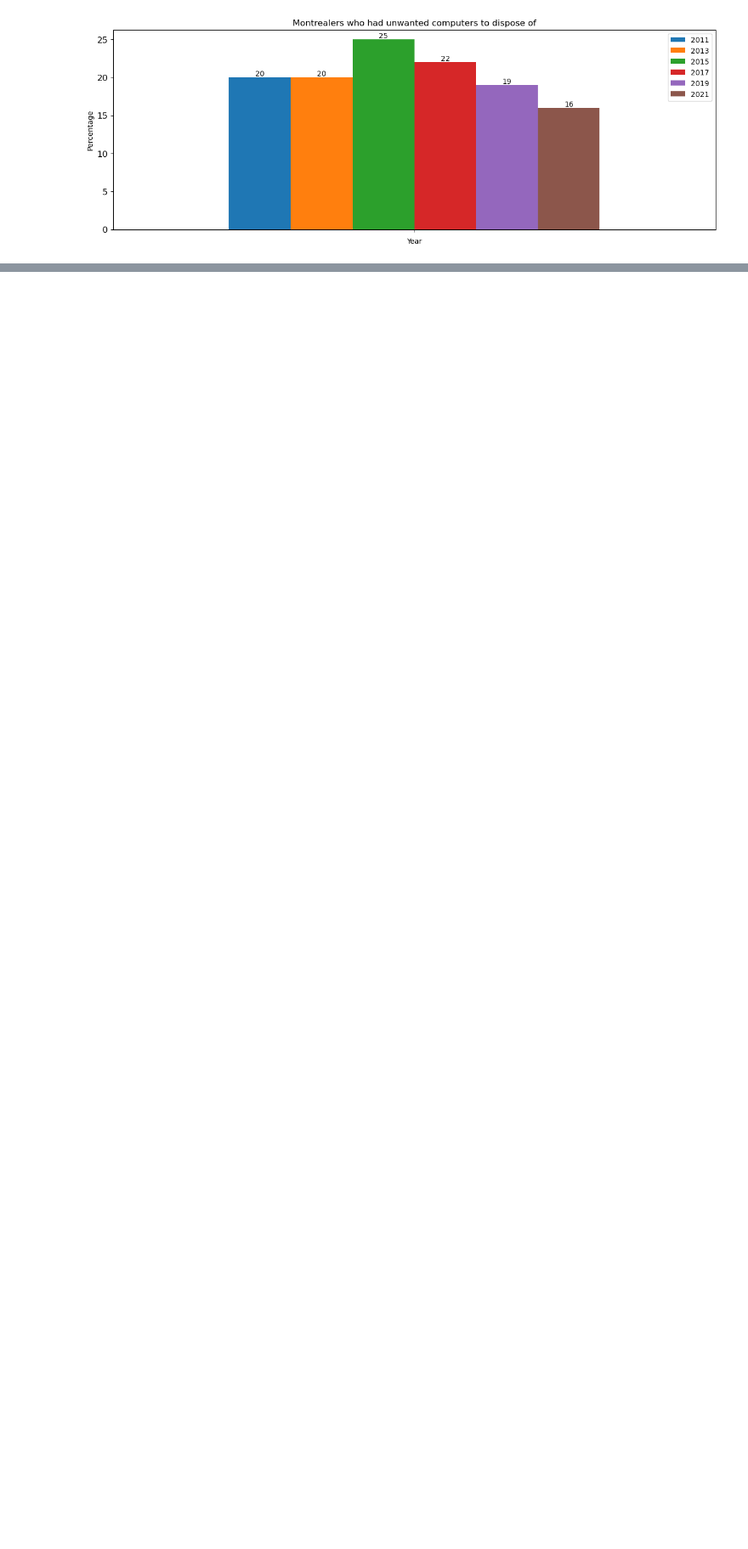
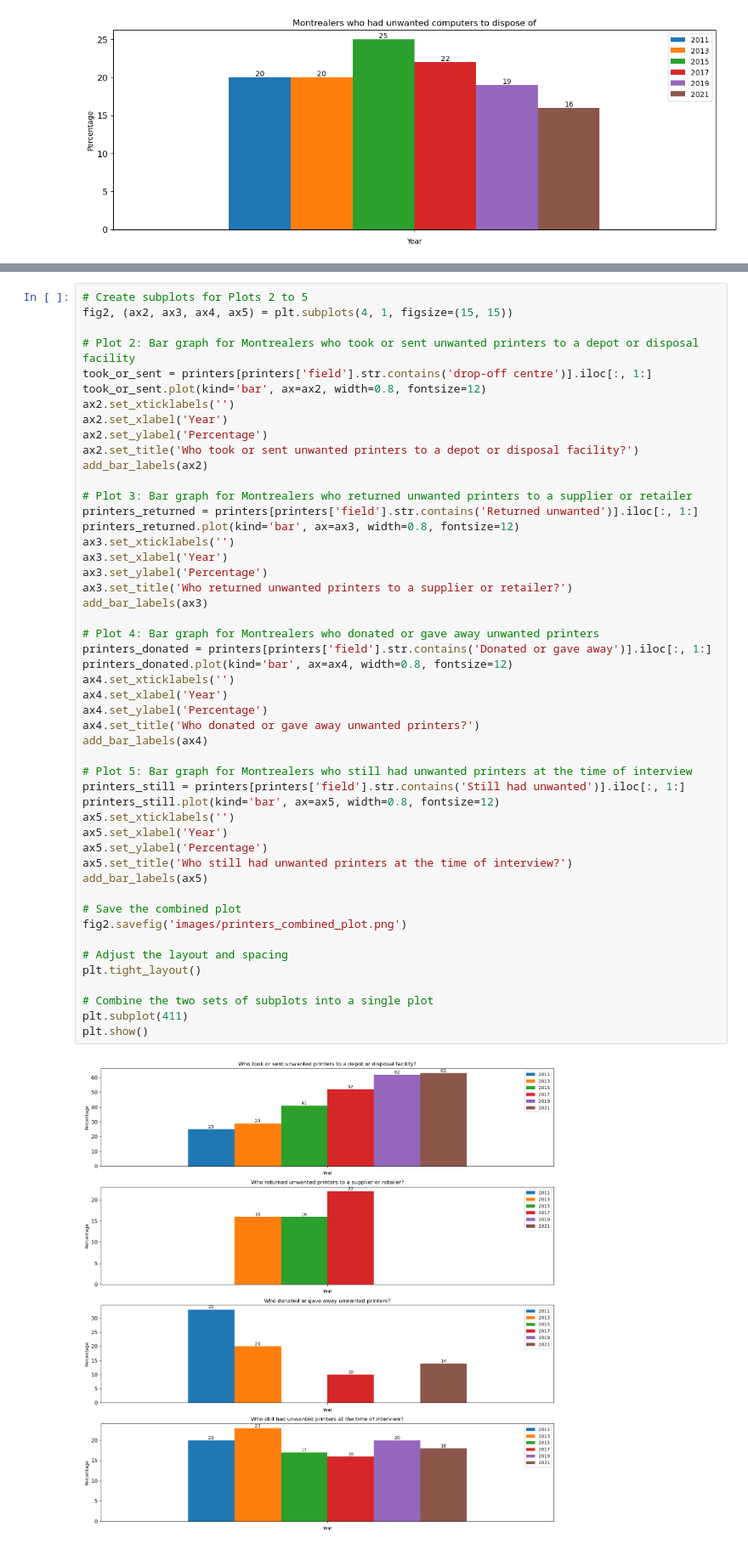
Before and after one commit to BlackSound1/SUST601-Project, a Jupyter notebook: e-waste_notebook.ipynb, the cells around one changed output, grey strips where cells are left out. Shown: that part at 85% size. Cells and saved outputs as stored; diff of their text form; blank space fills up the shorter version.

```diff
--- a/e-waste_notebook.ipynb
+++ b/e-waste_notebook.ipynb
@@ -135,0 +188,51 @@ plt.show()
+# %%
+# Create subplots for Plots 2 to 5
+fig2, (ax2, ax3, ax4, ax5) = plt.subplots(4, 1, figsize=(15, 15))
+
+# Plot 2: Bar graph for Montrealers who took or sent unwanted printers to a depot or disposal facility
+took_or_sent = printers[printers['field'].str.contains('drop-off centre')].iloc[:, 1:]
+took_or_sent.plot(kind='bar', ax=ax2, width=0.8, fontsize=12)
+ax2.set_xticklabels('')
+ax2.set_xlabel('Year')
+ax2.set_ylabel('Percentage')
+ax2.set_title('Who took or sent unwanted printers to a depot or disposal facility?')
+add_bar_labels(ax2)
+
+# Plot 3: Bar graph for Montrealers who returned unwanted printers to a supplier or retailer
+printers_returned = printers[printers['field'].str.contains('Returned unwanted')].iloc[:, 1:]
+printers_returned.plot(kind='bar', ax=ax3, width=0.8, fontsize=12)
+ax3.set_xticklabels('')
+ax3.set_xlabel('Year')
+ax3.set_ylabel('Percentage')
+ax3.set_title('Who returned unwanted printers to a supplier or retailer?')
+add_bar_labels(ax3)
+
+# Plot 4: Bar graph for Montrealers who donated or gave away unwanted printers
+printers_donated = printers[printers['field'].str.contains('Donated or gave away')].iloc[:, 1:]
+printers_donated.plot(kind='bar', ax=ax4, width=0.8, fontsize=12)
+ax4.set_xticklabels('')
+ax4.set_xlabel('Year')
+ax4.set_ylabel('Percentage')
+ax4.set_title('Who donated or gave away unwanted printers?')
+add_bar_labels(ax4)
+
+# Plot 5: Bar graph for Montrealers who still had unwanted printers at the time of interview
+printers_still = printers[printers['field'].str.contains('Still had unwanted')].iloc[:, 1:]
+printers_still.plot(kind='bar', ax=ax5, width=0.8, fontsize=12)
+ax5.set_xticklabels('')
+ax5.set_xlabel('Year')
+ax5.set_ylabel('Percentage')
+ax5.set_title('Who still had unwanted printers at the time of interview?')
+add_bar_labels(ax5)
+
+# Save the combined plot
+fig2.savefig('images/printers_combined_plot.png')
+
+# Adjust the layout and spacing
+plt.tight_layout()
+
+# Combine the two sets of subplots into a single plot
+plt.subplot(411)
+plt.show()
+# %% [output]
+[figure, added]
```
Also changed, not shown: parts of 6 cells of this notebook, 2 other files.
